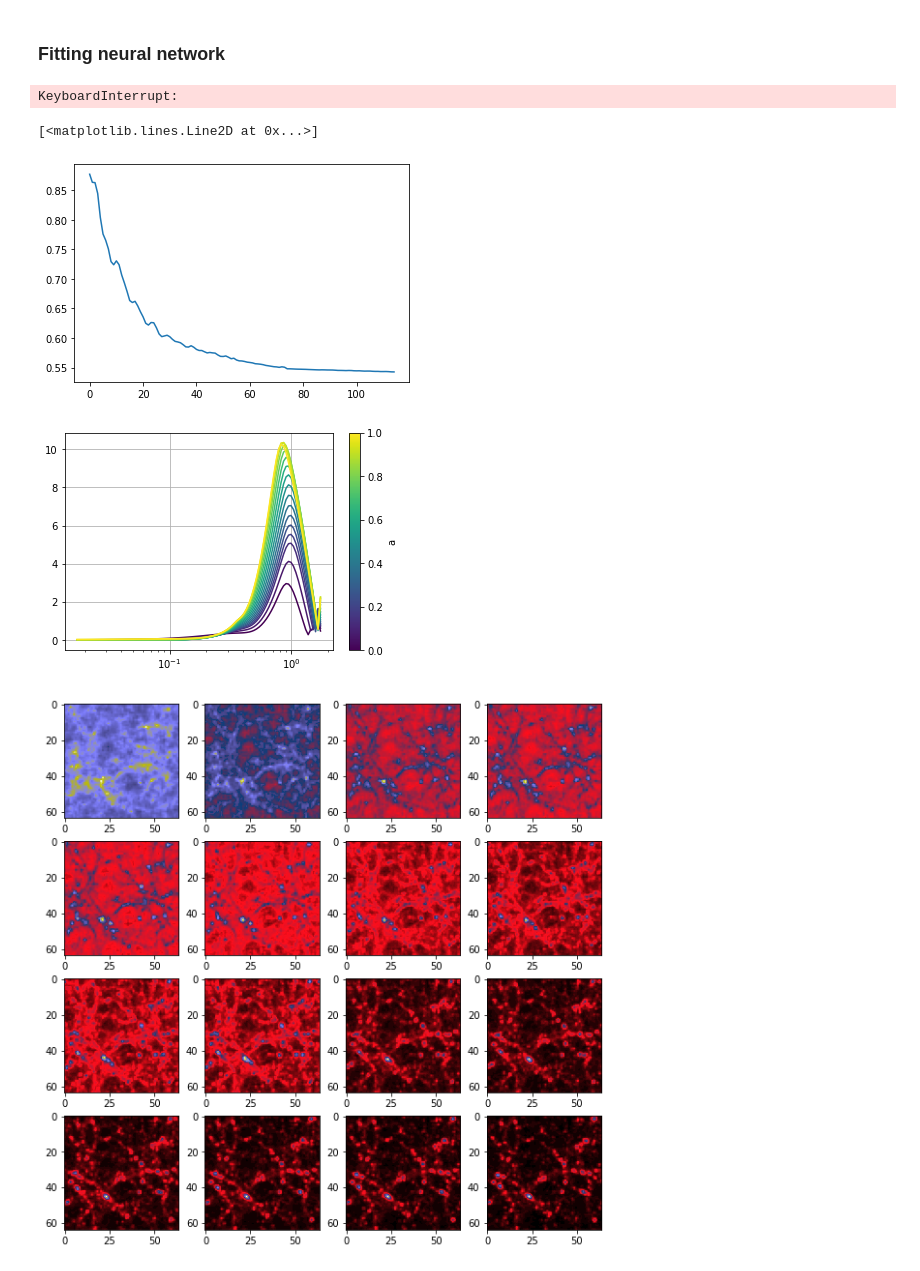
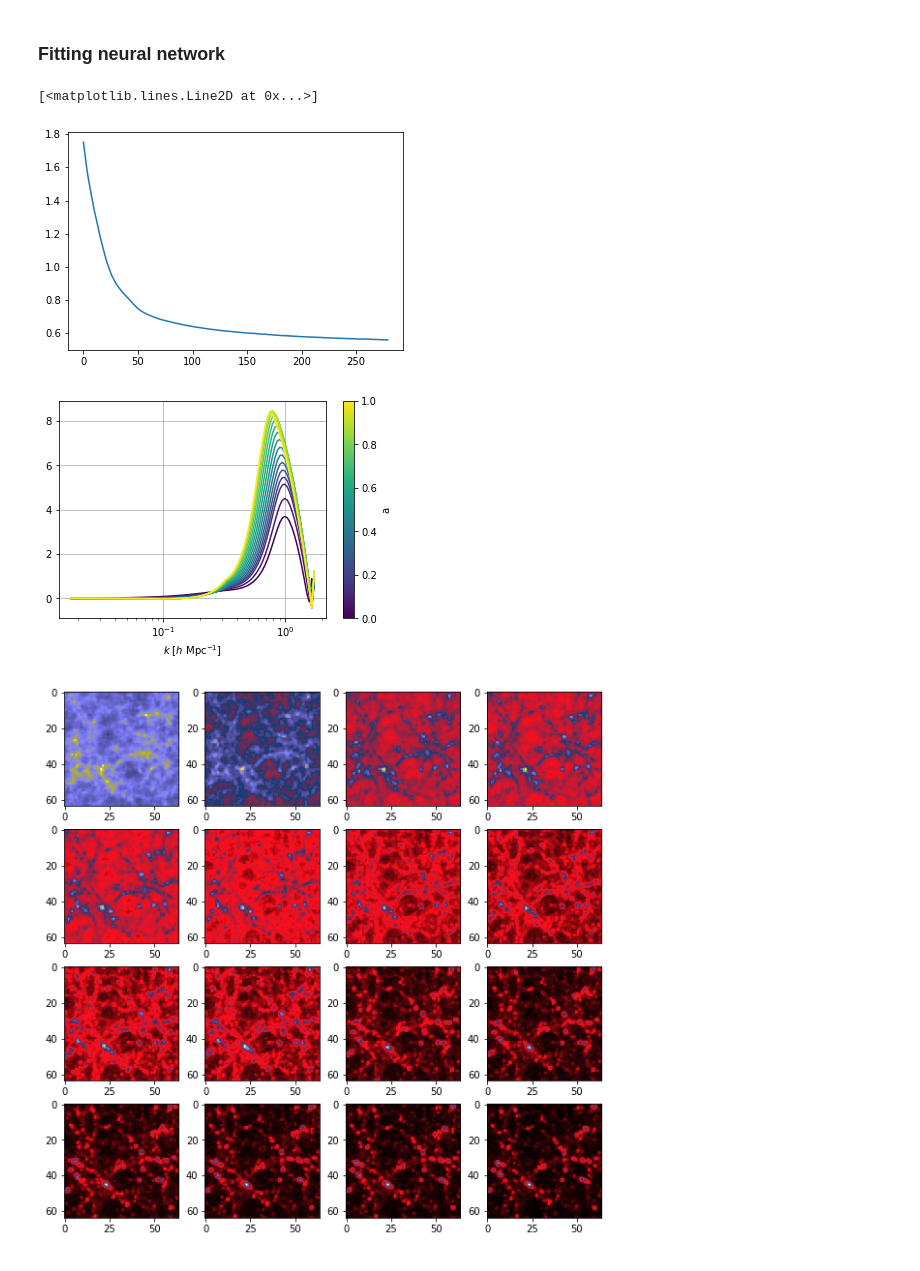
Before and after one commit to DifferentiableUniverseInitiative/jaxpm-paper, a Jupyter notebook: notebooks/CAMELS_Fitting_PowerSpectrum.ipynb, the cells around one changed output. Drawn from its saved outputs; the diff is of its cells as text; code cells hidden in the pictures.

```diff
--- a/notebooks/CAMELS_Fitting_PowerSpectrum.ipynb
+++ b/notebooks/CAMELS_Fitting_PowerSpectrum.ipynb
@@ -206,32 +215,32 @@ optimizer = optax.adam(learning_rate)
 losses = []
 opt_state = optimizer.init(params)
 # %%
-for step in tqdm(range(200)):
+for step in tqdm(range(300)):
   l, params, opt_state = update(params, opt_state)
   losses.append(l)
-# %% [output]
-KeyboardInterrupt:
 # %%
 plot(losses[20:])
 # %% [output]
 [<matplotlib.lines.Line2D at 0x...>]
-[figure, old version]
+[figure, new version]
 # %%
 col = cm.viridis(np.linspace(0.,1.0,len(scales[::2])))
 
 kvals = jnp.logspace(-2.,0,100)*sqrt(3)
 
 for i, a in enumerate(scales[::2]):
     semilogx(kvals, model.apply(params, kvals , jnp.atleast_1d(a)), color=col[i])
 
 sm = plt.cm.ScalarMappable(cmap="viridis", norm=plt.Normalize(vmin=0., vmax=1))
 plt.colorbar(sm, label='a')
 
 #xlim(kvals[0], 1)
 #ylim(0,5)
 grid()
+plt.xlabel(r"$k$ [$h \ \mathrm{Mpc}^{-1}$]")
+plt.savefig('../figures/filter_k.pdf',bbox_inches='tight')
 # %% [output]
-[figure, old version]
+[figure, new version]
 # %%
 res = odeint(neural_nbody_ode, [poss[0], vels[0]], jnp.array(scales), cosmo, params, rtol=1e-5, atol=1e-5)
 # %%
```
Also changed, not shown: parts of 7 cells of this notebook, 13 other files.
